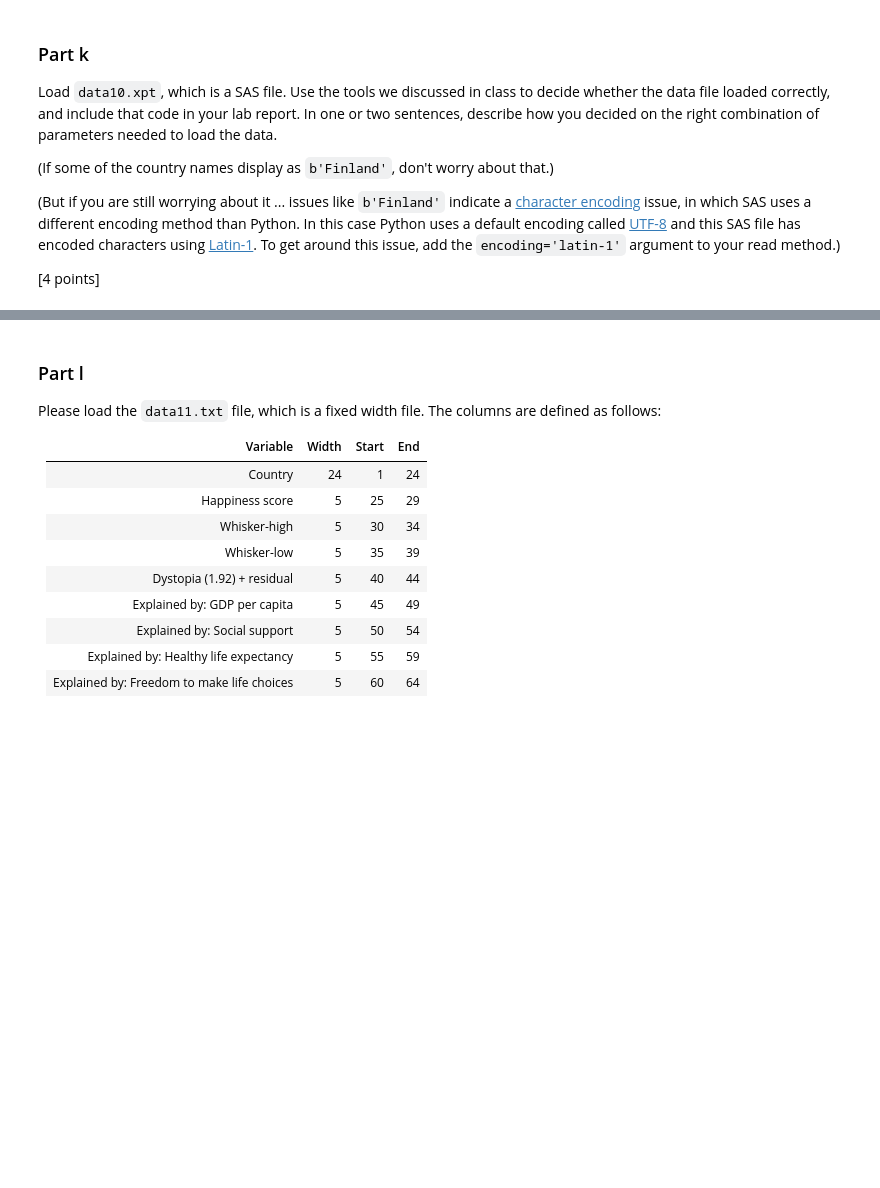
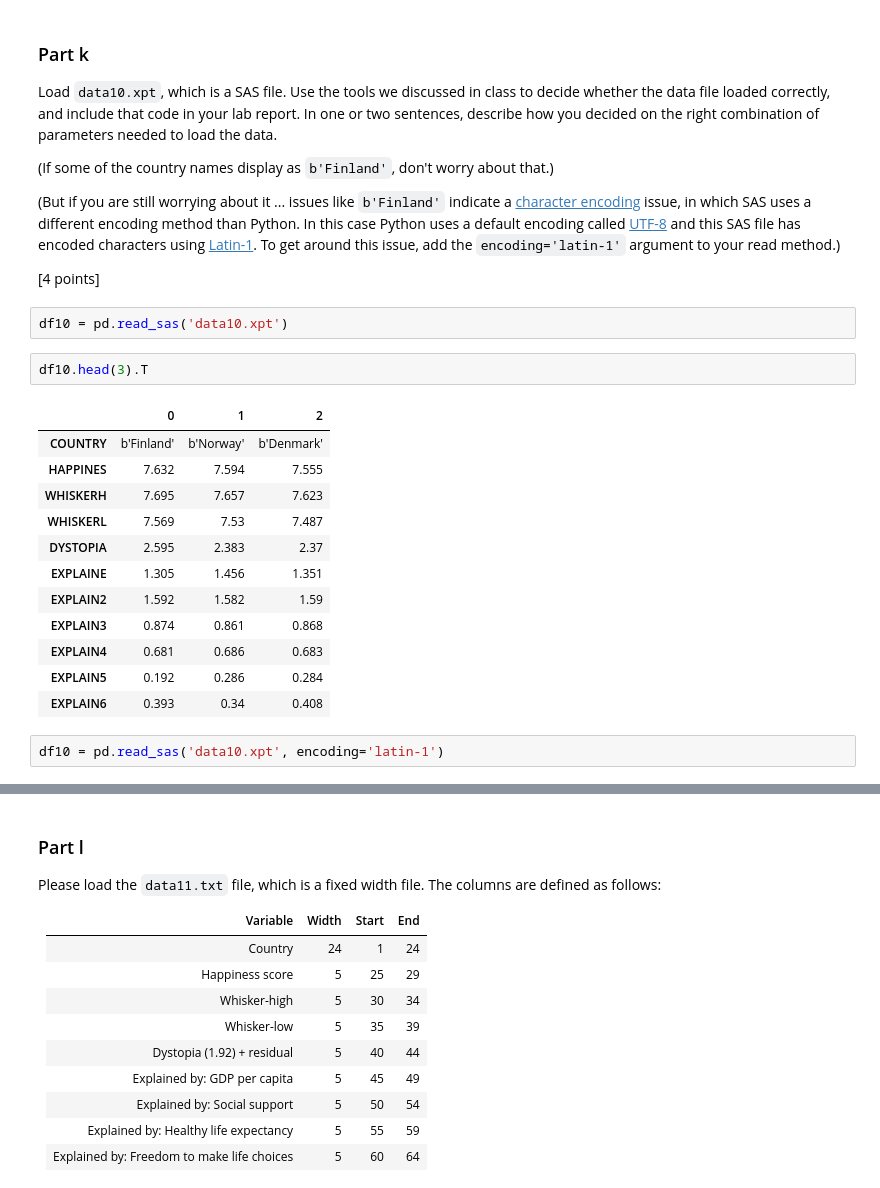
Before and after one commit to rde6mn/DS6001-lab2, a Jupyter notebook: labassignment2.ipynb, the cells around one changed output, grey strips where cells are left out. Saved outputs shown, nothing was run; the diff lists cells and outputs as text; blank space fills up the shorter version.

```diff
--- a/labassignment2.ipynb
+++ b/labassignment2.ipynb
@@ -557,3 +557,22 @@ Load `data10.xpt`, which is a SAS file. Use the tools we discussed in class to d
 (But if you are still worrying about it ... issues like `b'Finland'` indicate a [character encoding](https://en.wikipedia.org/wiki/Character_encoding) issue, in which SAS uses a different encoding method than Python. In this case Python uses a default encoding called [UTF-8](https://en.wikipedia.org/wiki/UTF-8) and this SAS file has encoded characters using [Latin-1](https://en.wikipedia.org/wiki/ISO/IEC_8859-1). To get around this issue, add the `encoding='latin-1'` argument to your read method.)
 
 [4 points]
+# %%
+df10 = pd.read_sas('data10.xpt')
+# %%
+df10.head(3).T
+# %% [output]
+|  | 0 | 1 | 2 |
+| COUNTRY | b'Finland' | b'Norway' | b'Denmark' |
+| HAPPINES | 7.632 | 7.594 | 7.555 |
+| WHISKERH | 7.695 | 7.657 | 7.623 |
+| WHISKERL | 7.569 | 7.53 | 7.487 |
+| DYSTOPIA | 2.595 | 2.383 | 2.37 |
+| EXPLAINE | 1.305 | 1.456 | 1.351 |
+| EXPLAIN2 | 1.592 | 1.582 | 1.59 |
+| EXPLAIN3 | 0.874 | 0.861 | 0.868 |
+| EXPLAIN4 | 0.681 | 0.686 | 0.683 |
+| EXPLAIN5 | 0.192 | 0.286 | 0.284 |
+| EXPLAIN6 | 0.393 | 0.34 | 0.408 |
+# %%
+df10 = pd.read_sas('data10.xpt', encoding='latin-1')
```
Also changed, not shown: parts of 8 cells of this notebook.
